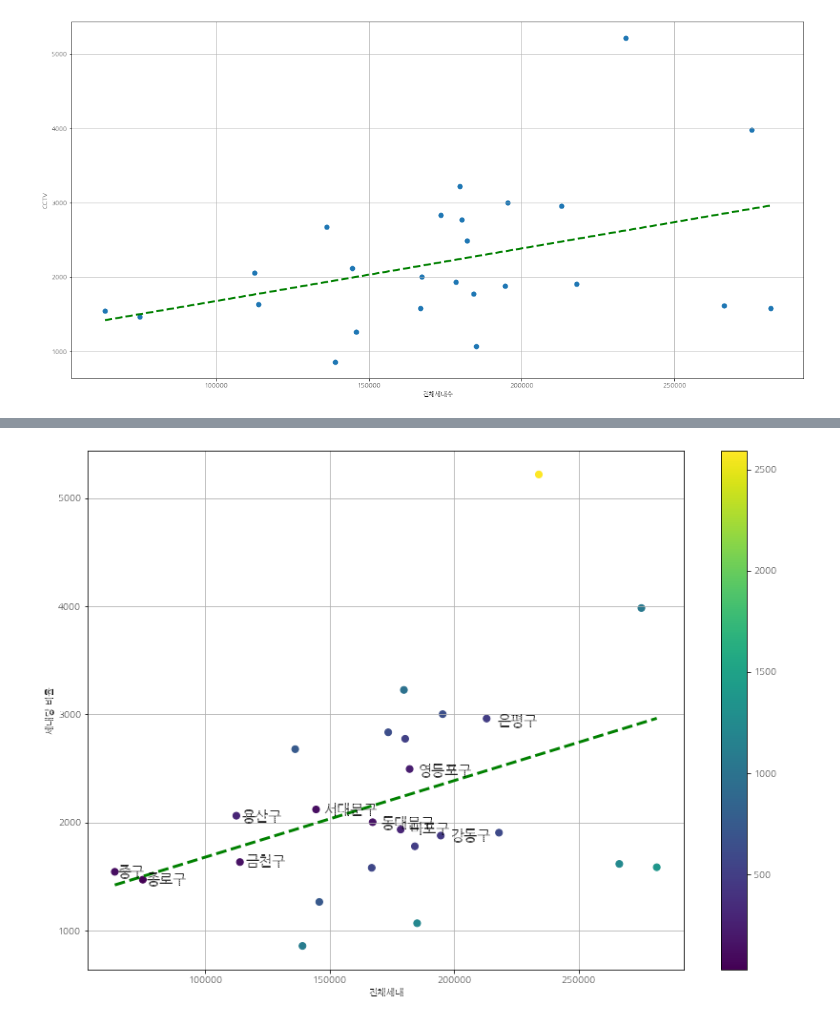
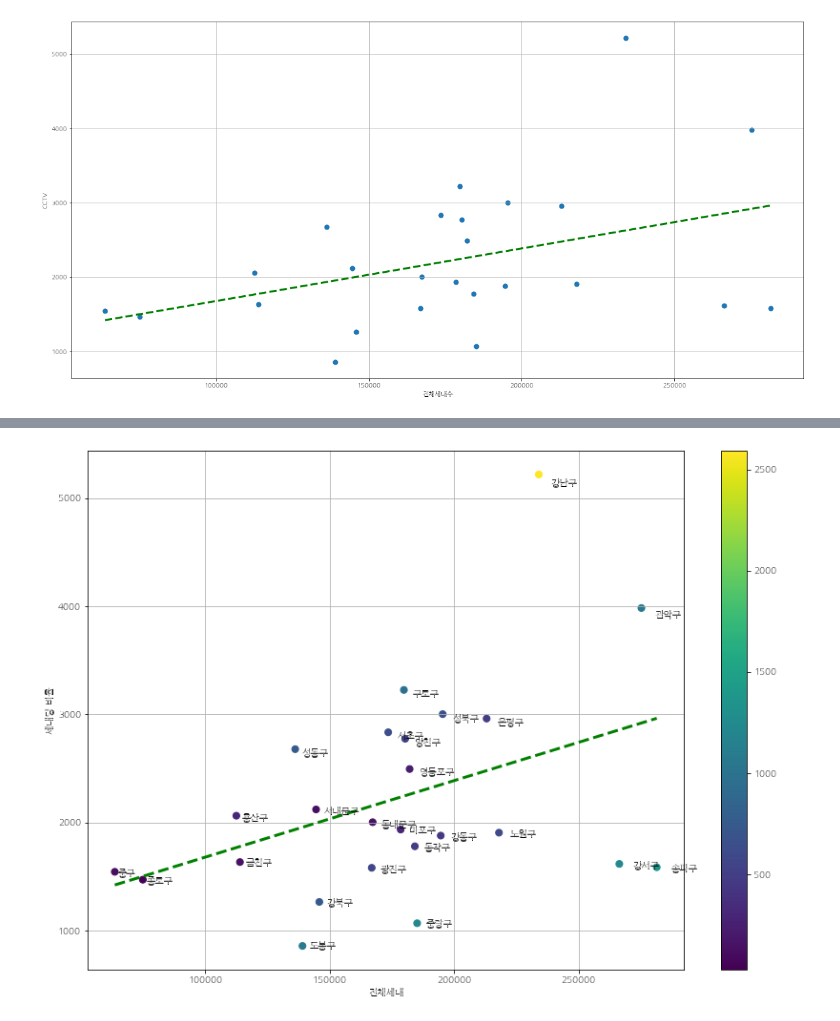
Before and after one commit to hongsamhc2/Project, a Jupyter notebook: 서울시 CCTV-전체세대/Seoul_CCTV.ipynb, the cells around one changed output, grey strips where cells are left out. Drawn from its saved outputs; the diff is of its cells as text; code cells hidden in the pictures.

```diff
--- a/서울시 CCTV-전체세대/Seoul_CCTV.ipynb
+++ b/서울시 CCTV-전체세대/Seoul_CCTV.ipynb
@@ -280,16 +280,16 @@ df_diff = df_result.sort_values(by='CCTV-세대 차',inplace=False)
 # %%
 plt.figure(figsize=(14,10))
 plt.scatter(df_result['전체세대'],df_result['소계'],
             s = 50,c = df_result['CCTV-세대 차'])
 plt.plot(fx,f1(fx),ls='dashed',lw=3,color='g')
 
-for _ in range(10):
+for _ in range(len(df_result)):
   plt.text(df_diff['전체세대'][_]*1.02,df_diff['소계'][_]*0.98,
-           df_diff.index[_],fontsize=15)
+           df_diff.index[_],fontsize=10)
 plt.xlabel('전체세대')
 plt.ylabel('세대당 비율')
 plt.colorbar()
 plt.grid()
 plt.show()
 # %% [output]
-[figure, old version]
+[figure, new version]
```
